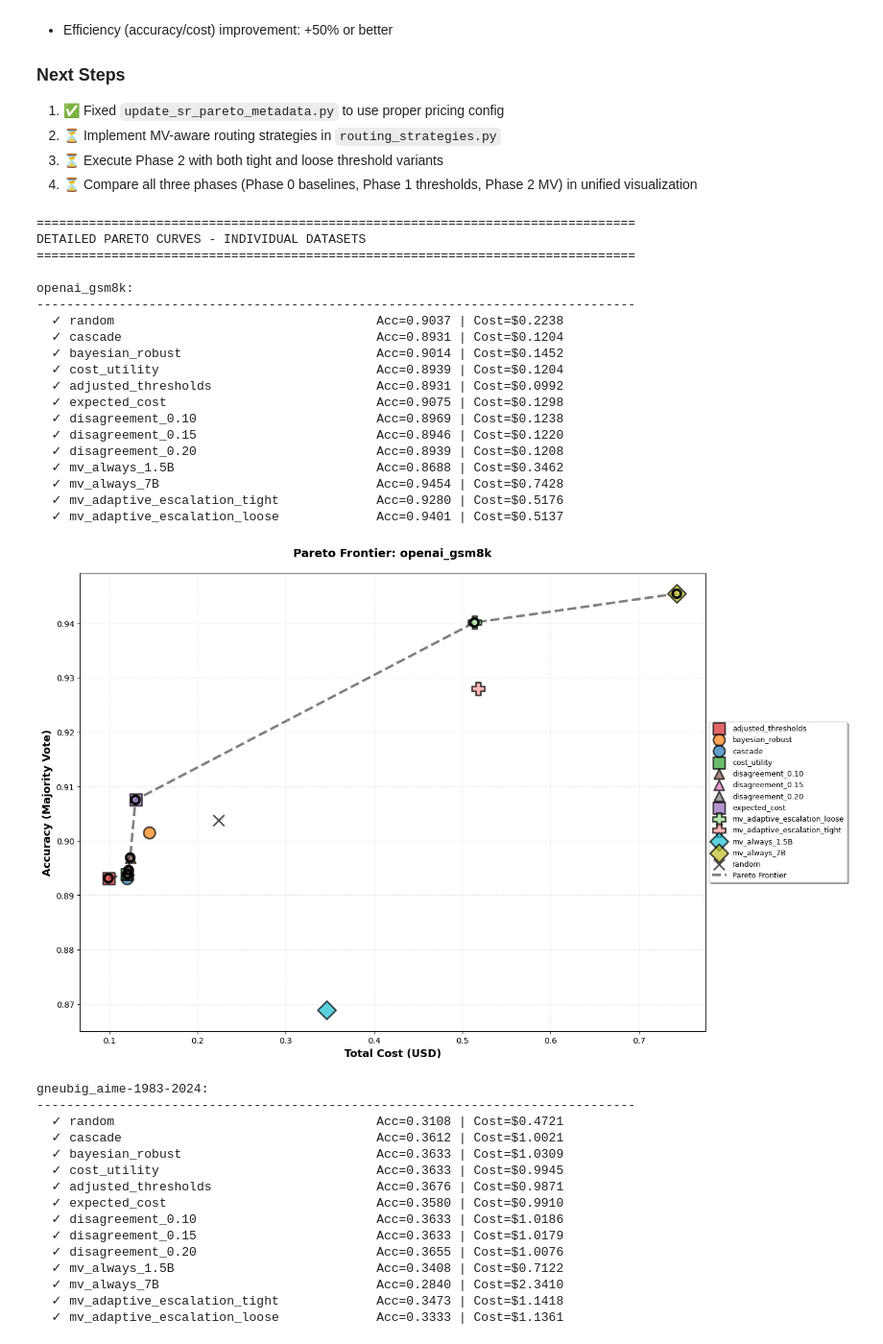
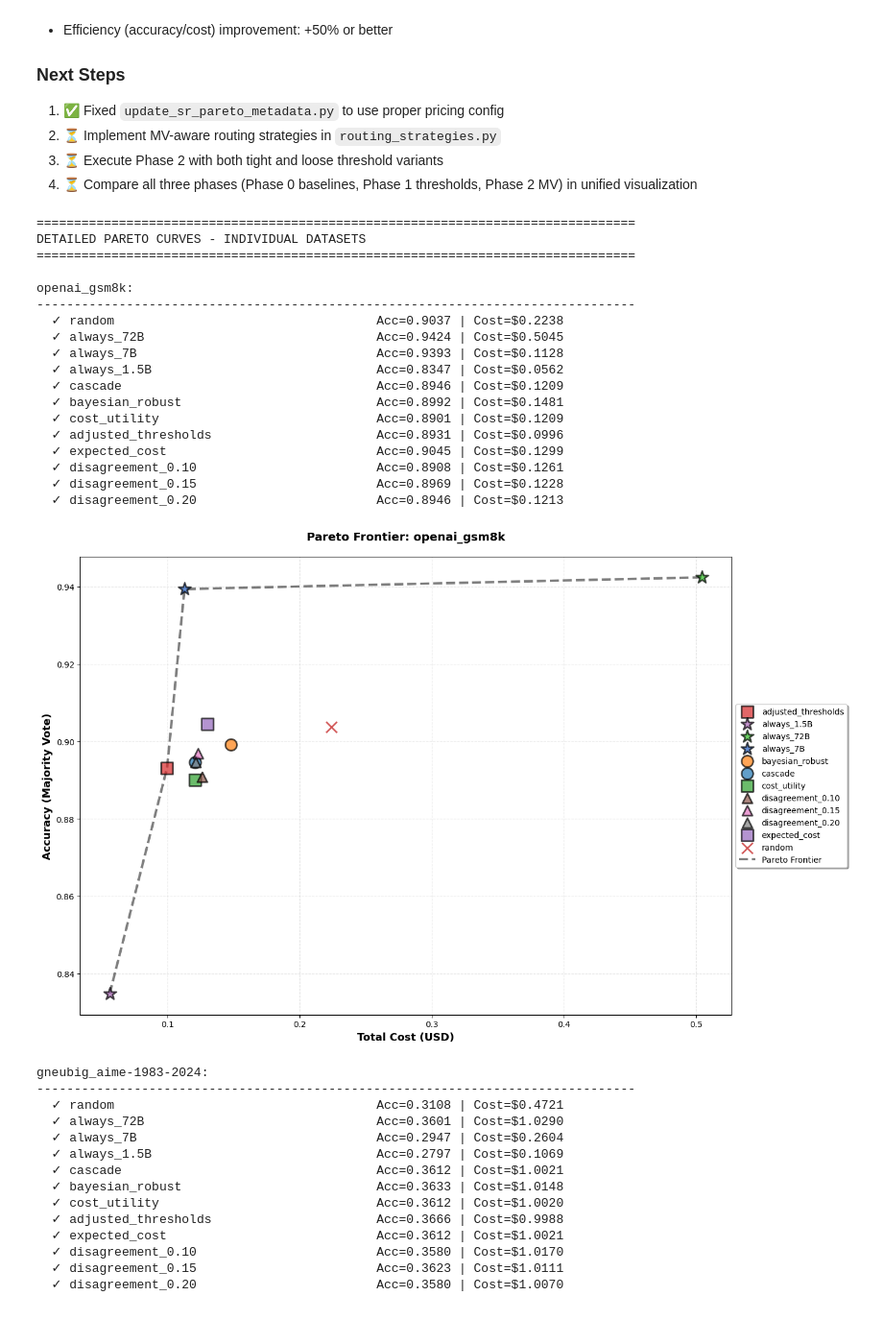
Before and after one commit to KabakaWilliam/llms_know_difficulty, a Jupyter notebook: router_code/notebooks/compare_all_routers.ipynb, the cells around one changed output. Shown at 96% size. Saved outputs shown, nothing was run; the diff lists cells and outputs as text; code cells hidden in the pictures.

```diff
--- a/router_code/notebooks/compare_all_routers.ipynb
+++ b/router_code/notebooks/compare_all_routers.ipynb
@@ -636,7 +636,10 @@ DATASETS = [
 
 # Color and marker scheme for strategies
 strategy_styles = {
-    'random': {'color': "#070000", 'marker': 'x', 'size': 180},
+    'random': {'color': "#C01111", 'marker': 'x', 'size': 180},
+    'always_72B': {'color': "#2cbd22", 'marker': '*', 'size': 250},
+    'always_7B': {'color': "#225bbd", 'marker': '*', 'size': 250},
+    'always_1.5B': {'color': "#ab66b9", 'marker': '*', 'size': 250},
     'cascade': {'color': '#1f77b4', 'marker': 'o', 'size': 200},
     'bayesian_robust': {'color': '#ff7f0e', 'marker': 'o', 'size': 200},
     'cost_utility': {'color': '#2ca02c', 'marker': 's', 'size': 200},
@@ -645,11 +648,11 @@ strategy_styles = {
     'disagreement_0.10': {'color': '#8c564b', 'marker': '^', 'size': 150},
     'disagreement_0.15': {'color': '#e377c2', 'marker': '^', 'size': 150},
     'disagreement_0.20': {'color': '#7f7f7f', 'marker': '^', 'size': 150},
-    'mv_always_1.5B': {'color': '#17becf', 'marker': 'D', 'size': 250},
-    'mv_always_7B': {'color': '#bcbd22', 'marker': 'D', 'size': 250},
-    'mv_always_72B': {'color': "#bd2282", 'marker': 'D', 'size': 250},
-    'mv_adaptive_escalation_tight': {'color': '#ff9896', 'marker': 'P', 'size': 250},
-    'mv_adaptive_escalation_loose': {'color': '#98df8a', 'marker': 'P', 'size': 250},
+    # 'mv_always_1.5B': {'color': '#17becf', 'marker': 'D', 'size': 250},
+    # 'mv_always_7B': {'color': '#bcbd22', 'marker': 'D', 'size': 250},
+    # 'mv_always_72B': {'color': "#bd2282", 'marker': 'D', 'size': 250},
+    # 'mv_adaptive_escalation_tight': {'color': '#ff9896', 'marker': 'P', 'size': 250},
+    # 'mv_adaptive_escalation_loose': {'color': '#98df8a', 'marker': 'P', 'size': 250},
 }
 
 for dataset in DATASETS:
@@ -710,60 +713,58 @@ for dataset in DATASETS:
             if len(frontier_x) > 1:
                 ax.plot(frontier_x, frontier_y, 'k--', linewidth=3, alpha=0.5, label='Pareto Frontier', zorder=2)
 
                 # Highlight Pareto frontier points
-                ax.scatter(frontier_x, frontier_y, s=100, c='none', edgecolor='black', linewidth=3, zorder=4)
+                # ax.scatter(frontier_x, frontier_y, s=100, c='none', edgecolor='black', linewidth=3, zorder=4)
 
         ax.set_xlabel('Total Cost (USD)', fontsize=13, fontweight='bold')
         ax.set_ylabel('Accuracy (Majority Vote)', fontsize=13, fontweight='bold')
         ax.set_title(f'Pareto Frontier: {dataset}', fontsize=14, fontweight='bold', pad=20)
         ax.grid(True, alpha=0.3, linestyle='--')
         ax.set_axisbelow(True)
 
         # Legend outside plot area
-        ax.legend(fontsize=9, loc='center left', bbox_to_anchor=(1.0, 0.5),
+        ax.legend(fontsize=10, loc='center left', bbox_to_anchor=(1.0, 0.5),
                  frameon=True, fancybox=True, shadow=True)
 
         plt.tight_layout()
         plt.show()
     else:
         print(f"  ⚠️ No results found for {dataset}")
 
 print("\n" + "="*80)
 print("✅ Individual Pareto curves generated for all datasets")
 print("="*80)
 # %% [output]
 ================================================================================
 DETAILED PARETO CURVES - INDIVIDUAL DATASETS
 ================================================================================
 
 openai_gsm8k:
 --------------------------------------------------------------------------------
   ✓ random                                   Acc=0.9037 | Cost=$0.2238
-  ✓ cascade                                  Acc=0.8931 | Cost=$0.1204
-  ✓ bayesian_robust                          Acc=0.9014 | Cost=$0.1452
-  ✓ cost_utility                             Acc=0.8939 | Cost=$0.1204
-  ✓ adjusted_thresholds                      Acc=0.8931 | Cost=$0.0992
-  ✓ expected_cost                            Acc=0.9075 | Cost=$0.1298
-  ✓ disagreement_0.10                        Acc=0.8969 | Cost=$0.1238
-  ✓ disagreement_0.15                        Acc=0.8946 | Cost=$0.1220
-  ✓ disagreement_0.20                        Acc=0.8939 | Cost=$0.1208
-  ✓ mv_always_1.5B                           Acc=0.8688 | Cost=$0.3462
-  ✓ mv_always_7B                             Acc=0.9454 | Cost=$0.7428
-  ✓ mv_adaptive_escalation_tight             Acc=0.9280 | Cost=$0.5176
-  ✓ mv_adaptive_escalation_loose             Acc=0.9401 | Cost=$0.5137
+  ✓ always_72B                               Acc=0.9424 | Cost=$0.5045
+  ✓ always_7B                                Acc=0.9393 | Cost=$0.1128
+  ✓ always_1.5B                              Acc=0.8347 | Cost=$0.0562
+  ✓ cascade                                  Acc=0.8946 | Cost=$0.1209
+  ✓ bayesian_robust                          Acc=0.8992 | Cost=$0.1481
+  ✓ cost_utility                             Acc=0.8901 | Cost=$0.1209
+  ✓ adjusted_thresholds                      Acc=0.8931 | Cost=$0.0996
+  ✓ expected_cost                            Acc=0.9045 | Cost=$0.1299
+  ✓ disagreement_0.10                        Acc=0.8908 | Cost=$0.1261
+  ✓ disagreement_0.15                        Acc=0.8969 | Cost=$0.1228
+  ✓ disagreement_0.20                        Acc=0.8946 | Cost=$0.1213
-[figure, old version]
+[figure, new version]
 gneubig_aime-1983-2024:
 --------------------------------------------------------------------------------
   ✓ random                                   Acc=0.3108 | Cost=$0.4721
+  ✓ always_72B                               Acc=0.3601 | Cost=$1.0290
+  ✓ always_7B                                Acc=0.2947 | Cost=$0.2604
+  ✓ always_1.5B                              Acc=0.2797 | Cost=$0.1069
   ✓ cascade                                  Acc=0.3612 | Cost=$1.0021
-  ✓ bayesian_robust                          Acc=0.3633 | Cost=$1.0309
-  ✓ cost_utility                             Acc=0.3633 | Cost=$0.9945
-  ✓ adjusted_thresholds                      Acc=0.3676 | Cost=$0.9871
-  ✓ expected_cost                            Acc=0.3580 | Cost=$0.9910
-  ✓ disagreement_0.10                        Acc=0.3633 | Cost=$1.0186
-  ✓ disagreement_0.15                        Acc=0.3633 | Cost=$1.0179
-  ✓ disagreement_0.20                        Acc=0.3655 | Cost=$1.0076
-  ✓ mv_always_1.5B                           Acc=0.3408 | Cost=$0.7122
-  ✓ mv_always_7B                             Acc=0.2840 | Cost=$2.3410
-  ✓ mv_adaptive_escalation_tight             Acc=0.3473 | Cost=$1.1418
-  ✓ mv_adaptive_escalation_loose             Acc=0.3333 | Cost=$1.1361
+  ✓ bayesian_robust                          Acc=0.3633 | Cost=$1.0148
+  ✓ cost_utility                             Acc=0.3612 | Cost=$1.0020
+  ✓ adjusted_thresholds                      Acc=0.3666 | Cost=$0.9988
+  ✓ expected_cost                            Acc=0.3612 | Cost=$1.0021
+  ✓ disagreement_0.10                        Acc=0.3580 | Cost=$1.0170
+  ✓ disagreement_0.15                        Acc=0.3623 | Cost=$1.0111
+  ✓ disagreement_0.20                        Acc=0.3580 | Cost=$1.0070
```
Also changed, not shown: parts of 4 cells of this notebook, 32 other files.
